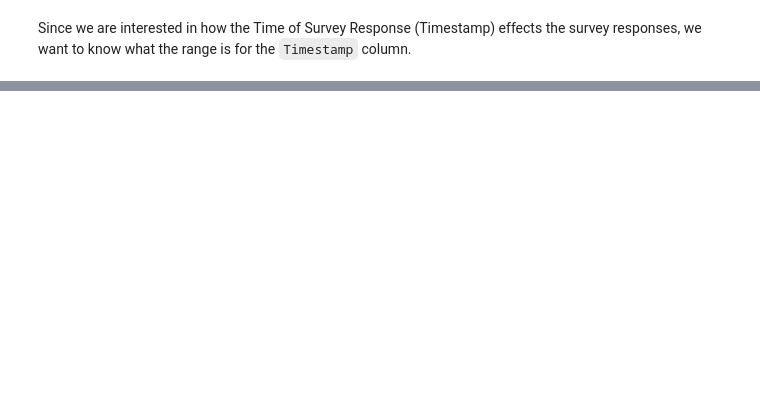
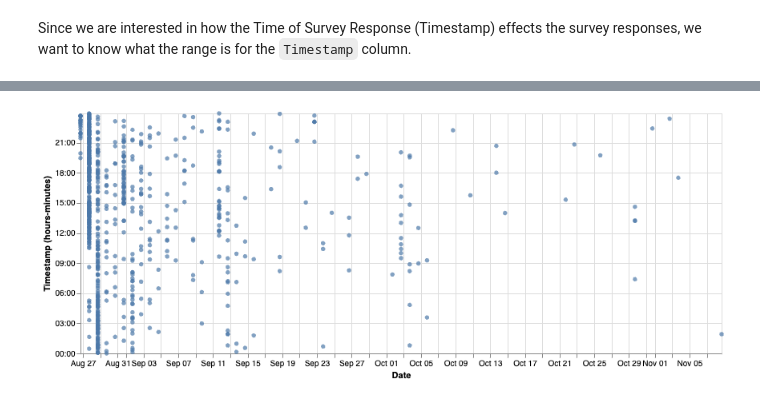
Before and after one commit to ubc-dsci320-2024w2/project-team_fabfour, a Jupyter notebook: analysis/Jessica/analysis4.ipynb, the cells around one changed output, grey strips where cells are left out. Saved outputs shown, nothing was run; the diff lists cells and outputs as text; code cells hidden in the pictures; blank space fills up the shorter version.

```diff
--- a/analysis/Jessica/analysis4.ipynb
+++ b/analysis/Jessica/analysis4.ipynb
@@ -121,0 +164,7 @@ mxmh["Timestamp"].max()
+# %%
+alt.Chart(mxmh_clean).mark_circle().encode(
+    alt.Y("hoursminutes(Timestamp):T").axis(format="%H:%M"),
+    alt.X("Date:T").axis(format="%b %d")
+).properties(width=800)
+# %% [output]
+[figure, added]
```
Also changed, not shown: parts of 32 cells of this notebook.
